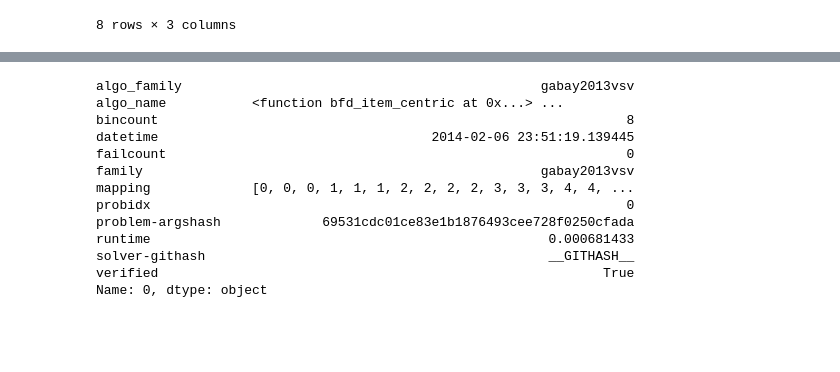
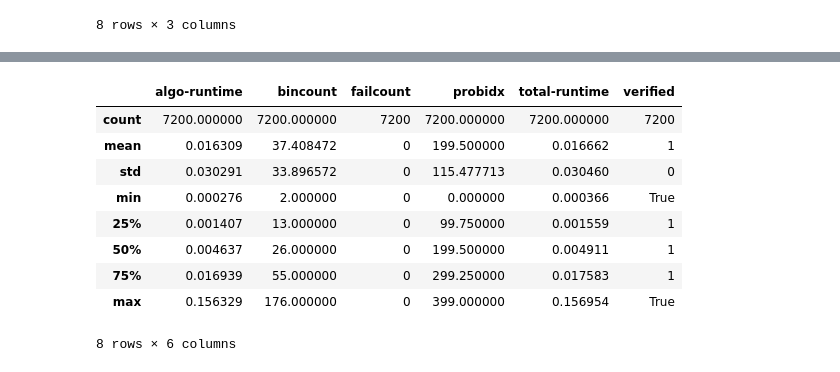
Before and after one commit to marklee77/vp2014_notebooks, a Jupyter notebook: Stillwell vs. Gabay.ipynb, the cells around one changed output, grey strips where cells are left out. Drawn from its saved outputs; the diff is of its cells as text; code cells hidden in the pictures; blank space fills up the shorter version.

```diff
--- a/Stillwell vs. Gabay.ipynb
+++ b/Stillwell vs. Gabay.ipynb
@@ -102,16 +87,57 @@ solutions.describe()
-# %%
-solutions.iloc[0]
-# %% [output]
-algo_family                                              gabay2013vsv
-algo_name           <function bfd_item_centric at 0x...> ...
-bincount                                                            8
-datetime                                   2014-02-06 23:51:19.139445
-failcount                                                           0
-family                                                   gabay2013vsv
-mapping             [0, 0, 0, 1, 1, 1, 2, 2, 2, 2, 3, 3, 3, 4, 4, ...
-probidx                                                             0
-problem-argshash             69531cdc01ce83e1b1876493cee728f0250cfada
-runtime                                                   0.000681433
-solver-githash                                            __GITHASH__
-verified                                                         True
-Name: 0, dtype: object
+# %%
+algo_family = 'gabay2013vsv'
+
+algo_name_format = '{heuristic:<16s} {item_measure:<20s} {bin_measure:<20s}'
+
+algo_params = {
+    'heuristic' : [ 'bfd_item_centric', 'bfd_bin_centric', 'bin_balancing' ],
+    'item_measure' : [ 'do_nothing', 'shuffleItemsOnce', 'staticItemsOneOverC', 'staticItemsOneOverR',
+                       'staticItemsROverC', 'shuffleItems', 'dynamicItemsOneOverC', 'dynamicItemsOneOverR',
+                       'dynamicItemsROverC' ],
+    'bin_measure' : [ 'do_nothing', 'shuffleBinsOnce', 'staticBinsOneOverC', 'staticBinsOneOverR',
+                       'staticBinsROverC', 'shuffleBins', 'dynamicBinsOneOverC', 'dynamicBinsOneOverR',
+                       'dynamicBinsROverC' ],
+}
+
+algo_vars = list(algo_params)
+
+algos = map(dict, product(*[[(name, value) for value in values] for name, values in algo_params.items()]))
+
+algos = [
+    { 'heuristic' : 'bfd_item_centric', 'item_measure' : 'do_nothing', 'bin_measure' : 'do_nothing' },
+    { 'heuristic' : 'bfd_item_centric', 'item_measure' : 'shuffleItemsOnce', 'bin_measure' : 'shuffleBinsOnce' },
+    { 'heuristic' : 'bfd_item_centric', 'item_measure' : 'shuffleItems', 'bin_measure' : 'shuffleBins' },
+    { 'heuristic' : 'bfd_item_centric', 'item_measure' : 'staticItemsOneOverC', 'bin_measure' : 'staticBinsOneOverC' },
+    { 'heuristic' : 'bfd_item_centric', 'item_measure' : 'staticItemsOneOverR', 'bin_measure' : 'staticBinsOneOverR' },
+    { 'heuristic' : 'bfd_item_centric', 'item_measure' : 'staticItemsROverC', 'bin_measure' : 'staticBinsROverC' },
+    { 'heuristic' : 'bfd_item_centric', 'item_measure' : 'dynamicItemsOneOverC', 'bin_measure' : 'dynamicBinsOneOverC' },
+    { 'heuristic' : 'bfd_item_centric', 'item_measure' : 'dynamicItemsOneOverR', 'bin_measure' : 'dynamicBinsOneOverR' },
+    { 'heuristic' : 'bfd_item_centric', 'item_measure' : 'dynamicItemsROverC', 'bin_measure' : 'dynamicBinsROverC' },
+    { 'heuristic' : 'bfd_bin_centric', 'item_measure' : 'do_nothing', 'bin_measure' : 'do_nothing' },
+    { 'heuristic' : 'bfd_bin_centric', 'item_measure' : 'shuffleItemsOnce', 'bin_measure' : 'shuffleBinsOnce' },
+    { 'heuristic' : 'bfd_bin_centric', 'item_measure' : 'shuffleItems', 'bin_measure' : 'shuffleBins' },
+    { 'heuristic' : 'bfd_bin_centric', 'item_measure' : 'staticItemsOneOverC', 'bin_measure' : 'staticBinsOneOverC' },
+    { 'heuristic' : 'bfd_bin_centric', 'item_measure' : 'staticItemsOneOverR', 'bin_measure' : 'staticBinsOneOverR' },
+    { 'heuristic' : 'bfd_bin_centric', 'item_measure' : 'staticItemsROverC', 'bin_measure' : 'staticBinsROverC' },
+    { 'heuristic' : 'bfd_bin_centric', 'item_measure' : 'dynamicItemsOneOverC', 'bin_measure' : 'dynamicBinsOneOverC' },
+    { 'heuristic' : 'bfd_bin_centric', 'item_measure' : 'dynamicItemsOneOverR', 'bin_measure' : 'dynamicBinsOneOverR' },
+    { 'heuristic' : 'bfd_bin_centric', 'item_measure' : 'dynamicItemsROverC', 'bin_measure' : 'dynamicBinsROverC' },
+]
+
+solutions2 = pd.DataFrame([dict([('probidx', idx_problem[0]), ('algo_family', algo_family),
+                                ('algo_name', algo_name_format.format(**algo))] +
+                               list(pack_vectors(problem=idx_problem[1], family=algo_family, **algo).items()))
+                          for idx_problem, algo in product(problems.iterrows(), algos)])
+
+solutions2.describe()
+# %% [output]
+|  | algo-runtime | bincount | failcount | probidx | total-runtime | verified |
+| count | 7200.000000 | 7200.000000 | 7200 | 7200.000000 | 7200.000000 | 7200 |
+| mean | 0.016309 | 37.408472 | 0 | 199.500000 | 0.016662 | 1 |
+| std | 0.030291 | 33.896572 | 0 | 115.477713 | 0.030460 | 0 |
+| min | 0.000276 | 2.000000 | 0 | 0.000000 | 0.000366 | True |
+| 25% | 0.001407 | 13.000000 | 0 | 99.750000 | 0.001559 | 1 |
+| 50% | 0.004637 | 26.000000 | 0 | 199.500000 | 0.004911 | 1 |
+| 75% | 0.016939 | 55.000000 | 0 | 299.250000 | 0.017583 | 1 |
+| max | 0.156329 | 176.000000 | 0 | 399.000000 | 0.156954 | True |
+8 rows × 6 columns
```
Also changed, not shown: parts of 4 cells of this notebook, 1 other file.
